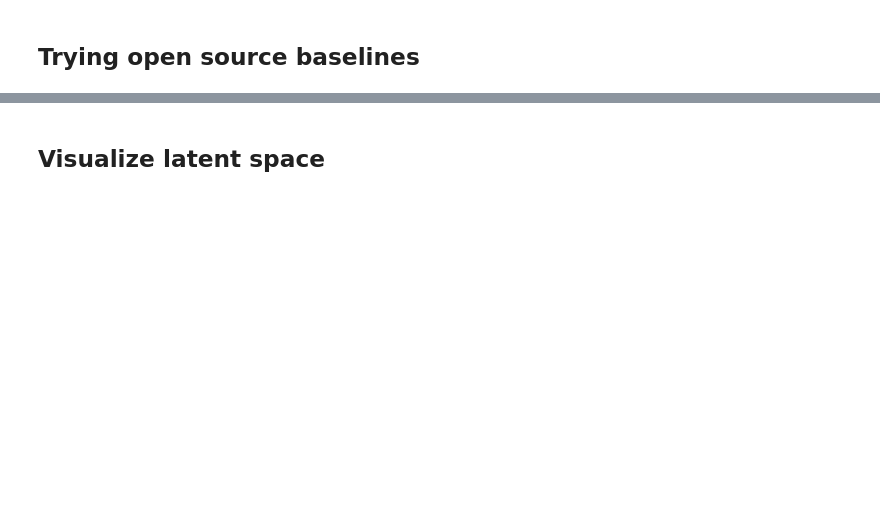
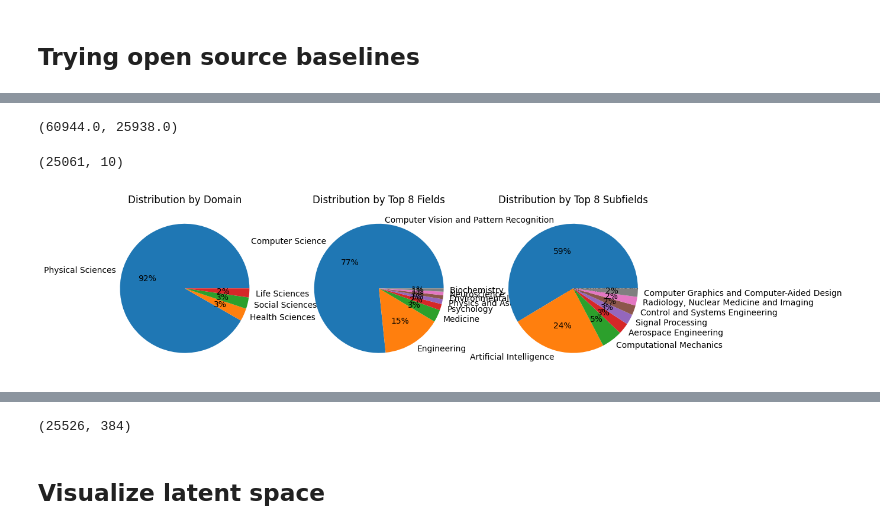
Before and after one commit to LuisCarretero/dsl-research-assistant, a Jupyter notebook: src/semantic_search/dev/benchmarking_dev.ipynb, the cells around one changed output, grey strips where cells are left out. Saved outputs shown, nothing was run; the diff lists cells and outputs as text; code cells hidden in the pictures; blank space fills up the shorter version.

```diff
--- a/src/semantic_search/dev/benchmarking_dev.ipynb
+++ b/src/semantic_search/dev/benchmarking_dev.ipynb
@@ -67,0 +137,6 @@ Name: 44, dtype: float64
+# %%
+df, ref_df = load_metadata(
+    '/cluster/home/lcarretero/workspace/dsl/dsl-research-assistant/raw-data/metadata3',
+    filter_good_papers=True,
+    filter_good_references=True
+)
@@ -67,0 +152,35 @@ Name: 44, dtype: float64
+# %%
+df.ss_ref_cnt.sum(), df.oa_ref_cnt.sum()
+# %% [output]
+(60944.0, 25938.0)
+# %%
+print(ref_df.shape)
+# Create pie charts for field, domain, and subfield distributions
+import matplotlib.pyplot as plt
+
+# Create a figure with 3 subplots
+fig, axes = plt.subplots(1, 3, figsize=(12, 6))
+
+# Domain distribution
+domain_counts = ref_df['domain'].value_counts()
+axes[0].pie(domain_counts, labels=domain_counts.index, autopct='%1.0f%%')
+axes[0].set_title('Distribution by Domain')
+
+# Field distribution
+field_counts = ref_df['field'].value_counts().head(8)
+axes[1].pie(field_counts, labels=field_counts.index, autopct='%1.0f%%')
+axes[1].set_title('Distribution by Top 8 Fields')
+
+# Subfield distribution (showing top 10 for readability)
+subfield_counts = ref_df['subfield'].value_counts().head(8)
+axes[2].pie(subfield_counts, labels=subfield_counts.index, autopct='%1.0f%%')
+axes[2].set_title('Distribution by Top 8 Subfields')
+
+plt.tight_layout()
+plt.show()
+
+# Display the dataframe head as well
+ref_df.head()
+# %% [output]
+(25061, 10)
+[figure, added]
@@ -68,3 +195,10 @@ Name: 44, dtype: float64
+# %%
+import numpy as np
+fpath = r'/cluster/home/lcarretero/workspace/dsl/dsl-research-assistant/db/allenai_specter2/embeddings.npy'
+arr = np.load(fpath)
+arr.shape
+# %% [output]
+(25526, 384)
 # %% [markdown]
 ## Visualize latent space
 # %%
```
Also changed, not shown: parts of 8 cells of this notebook, 6 other files.
